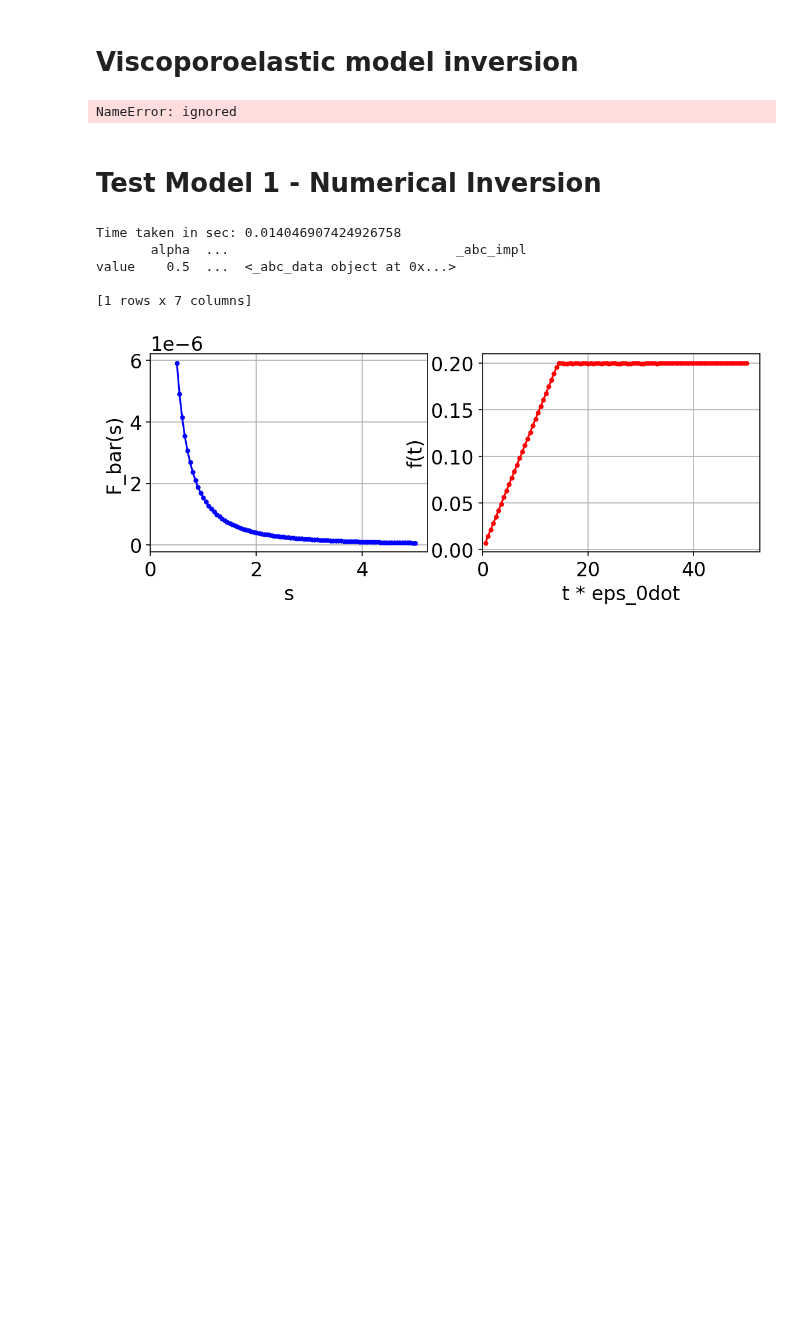
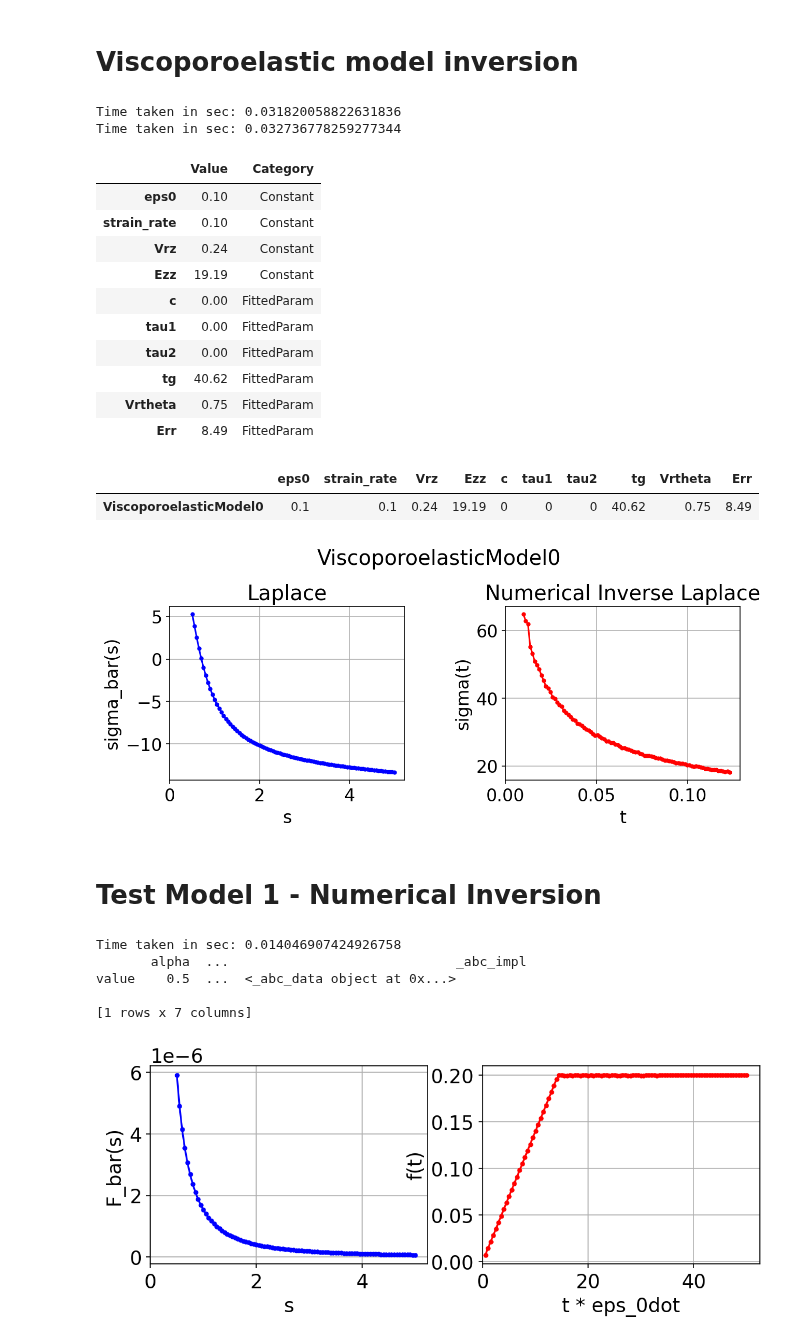
Before and after one commit to ryerrabelli/Yerrabelli-Spector-Poroelastic-Model-Code, a Jupyter notebook: src/ModelInversions.ipynb, the cells around one changed output. Saved outputs shown, nothing was run; the diff lists cells and outputs as text; code cells hidden in the pictures; blank space fills up the shorter version.

```diff
--- a/src/ModelInversions.ipynb
+++ b/src/ModelInversions.ipynb
@@ -94,37 +94,65 @@ ViscoporoelasticModel0.strain_rate = 0.1 #@param {type:"number"} ; # 1 percent p
 ViscoporoelasticModel0.Vrz = 0.24 #@param {type:"number"} ; # Not actually v, but greek nu (represents Poisson's ratio)
 ViscoporoelasticModel0.Ezz =   19.19#@param {type:"number"} ; # Note- don't mix up Ezz with epszz
 
 vpe = ViscoporoelasticModel0()
-
+tg = vpe.tg
 #@markdown Fitted parameters (to be determined by experimental fitting to the unknown material)
 ## Fitted parameters (to be determined by experimental fitting to
 # the unknown material)
 vpe.c =   0#@param {type:"number"} ;
 vpe.tau1 =  0#@param {type:"number"} ;
 vpe.tau2 =  0#@param {type:"number"} ;
 #tau = [tau1, tau2];
 #tau = [1 1];
 vpe.tg=40.62 #@param {type:"number"}; #in units of s   # for porosity_sp == 0.5
 vpe.Vrtheta =  0.75#@param {type:"number"}; # Not actually v, but greek nu (represents Poisson's ratio)
 vpe.Err =  8.49#@param {type:"number"};
 
 # inputting a value of time=0 doesn't error (just returns None/NaN), but takes longer (about 2x as much) on python; not really MATLAB though
 times=np.array([2,3])
 times = np.arange(0.05, 5.05, 0.05)
 input_times = times
-plot_times  = times
+plot_times  = times/tg
 func = vpe.laplace_value
 func_name = {"t":"sigma(t)", "s":"sigma_bar(s)"}
 x_names   = {"t":"t", "s":"s"}
 s_vals = np.arange(0.5, 5.05, 0.05)
 
 import time as timer
 t1=timer.time();
-inverted_vals=euler_inversion(func, input_times)
+inverted_vals=euler_inversion(func, input_times/tg)
 t2=timer.time()-t1
 print("Time taken in sec:", t2)
+
+
+plt.rc('font', size=16)  # default font size is 10
+fig, laplace_vals, inverted_vals_numerical, inverted_vals_analytical=plotting.plot_laplace_analysis(
+    func=func, func_name=func_name, x_names=x_names, s_vals=s_vals,
+    input_times=input_times, plot_times=plot_times, tg=tg, model_name = vpe.get_model_name())
+
+df1 = pd.DataFrame({'Constant':vpe.get_predefined_constant_names(),'Value':vpe.get_predefined_constants()})
+df2 = pd.DataFrame({'Fitted':vpe.get_fitted_parameter_names(),'Value':vpe.get_fitted_parameters()})
+df3 = pd.DataFrame({'Value':vpe.get_predefined_constants()+vpe.get_fitted_parameters(),"Category":vpe.get_var_categories()}, index=vpe.get_predefined_constant_names()+vpe.get_fitted_parameter_names())
+display(df3)
+
+display(pd.DataFrame(vpe.get_all_names_and_vars(),index=[vpe.get_model_name()]))
 # %% [output]
-NameError: ignored
+Time taken in sec: 0.031820058822631836
+Time taken in sec: 0.032736778259277344
+|  | Value | Category |
+| eps0 | 0.10 | Constant |
+| strain_rate | 0.10 | Constant |
+| Vrz | 0.24 | Constant |
+| Ezz | 19.19 | Constant |
+| c | 0.00 | FittedParam |
+| tau1 | 0.00 | FittedParam |
+| tau2 | 0.00 | FittedParam |
+| tg | 40.62 | FittedParam |
+| Vrtheta | 0.75 | FittedParam |
+| Err | 8.49 | FittedParam |
+|  | eps0 | strain_rate | Vrz | Ezz | c | tau1 | tau2 | tg | Vrtheta | Err |
+| ViscoporoelasticModel0 | 0.1 | 0.1 | 0.24 | 19.19 | 0 | 0 | 0 | 40.62 | 0.75 | 8.49 |
+[figure, added]
 # %% [markdown]
 # Test Model 1 - Numerical Inversion
 # %%
```
Also changed, not shown: 8 other files.
